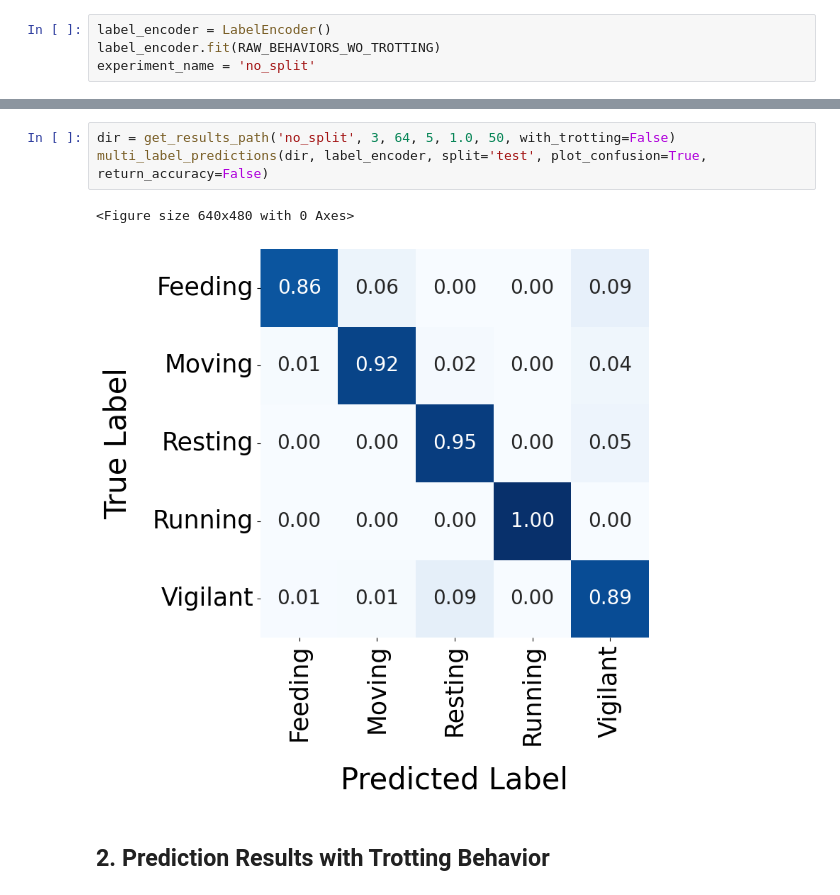
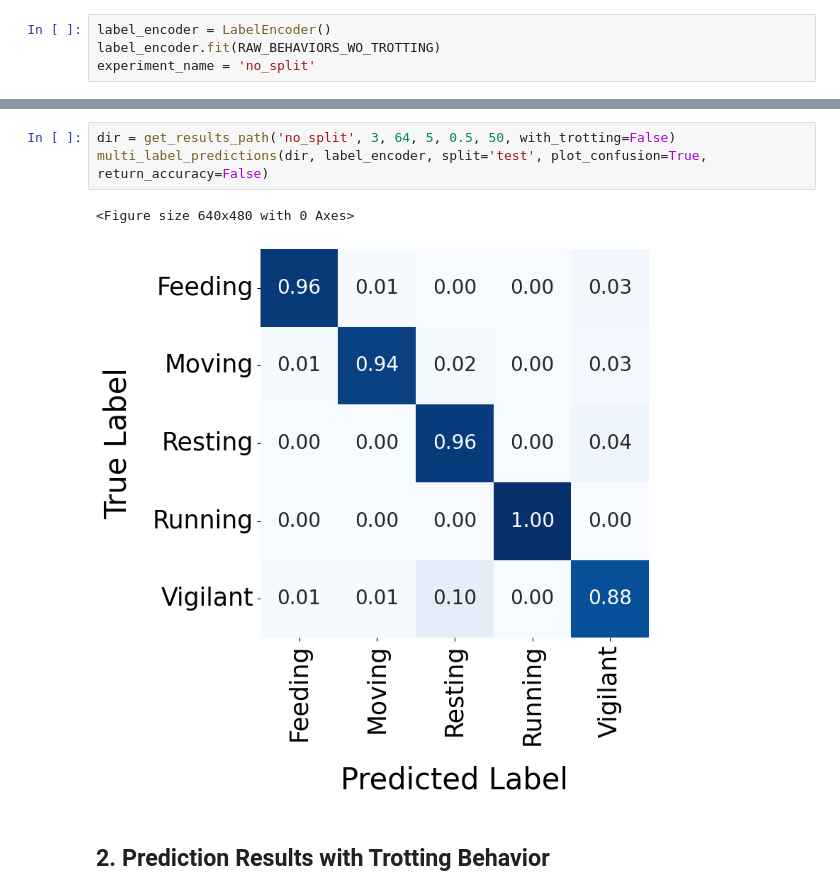
Before and after one commit to medhaaga/BotswanaML, a Jupyter notebook: notebooks/raw_data_predictions.ipynb, the cells around one changed output, grey strips where cells are left out. Saved outputs shown, nothing was run; the diff lists cells and outputs as text.

```diff
--- a/notebooks/raw_data_predictions.ipynb
+++ b/notebooks/raw_data_predictions.ipynb
@@ -174,9 +152,9 @@ multi_label_predictions(dir, label_encoder, split='test', plot_confusion=True, r
 # %%
-dir = get_results_path('no_split', 3, 64, 5, 1.0, 50, with_trotting=False)
+dir = get_results_path('no_split', 3, 64, 5, 0.5, 50, with_trotting=False)
 multi_label_predictions(dir, label_encoder, split='test', plot_confusion=True, return_accuracy=False)
 # %% [output]
 <Figure size 640x480 with 0 Axes>
-[figure, old version]
+[figure, new version]
 # %% [markdown]
 ## 2. Prediction Results with Trotting Behavior
 # %%
```
Also changed, not shown: parts of 6 cells of this notebook, 4 other files.
